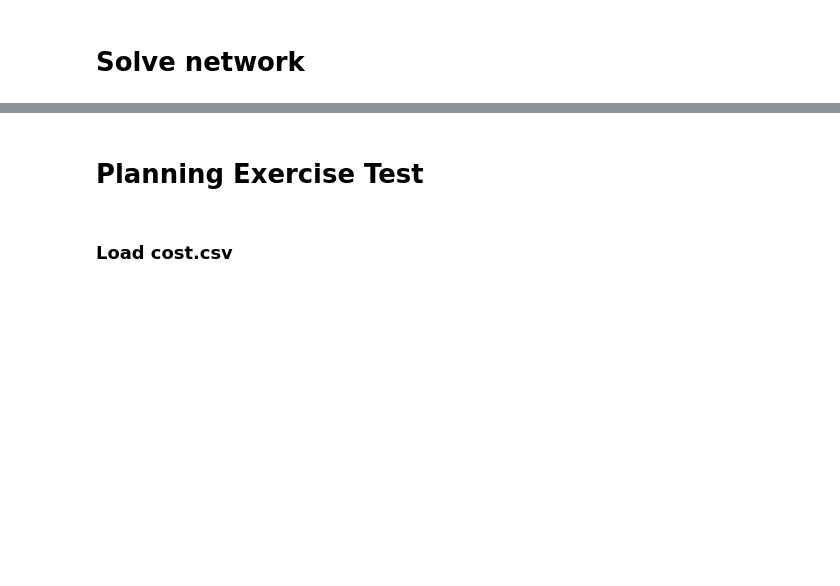
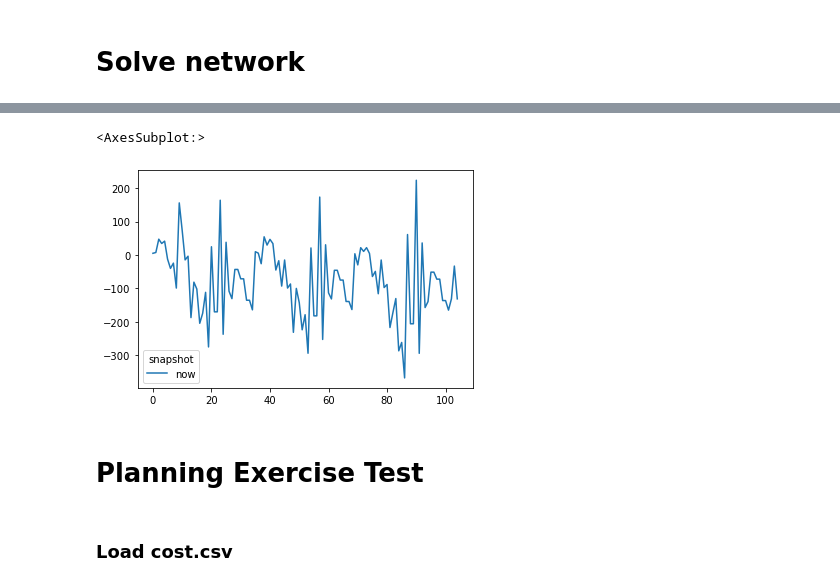
Before and after one commit to G-PST/power-flow-exercise, a Jupyter notebook: example-pypsa/pypsa-test.ipynb, the cells around one changed output, grey strips where cells are left out. Saved outputs shown, nothing was run; the diff lists cells and outputs as text; code cells hidden in the pictures; blank space fills up the shorter version.

```diff
--- a/example-pypsa/pypsa-test.ipynb
+++ b/example-pypsa/pypsa-test.ipynb
@@ -494,0 +415,5 @@ n.loads[["p_set", "q_set"]].sum()
+# %%
+n.lines_t.p0.T.plot()
+# %% [output]
+<AxesSubplot:>
+[figure, added]
```
Also changed, not shown: parts of 30 cells of this notebook.
